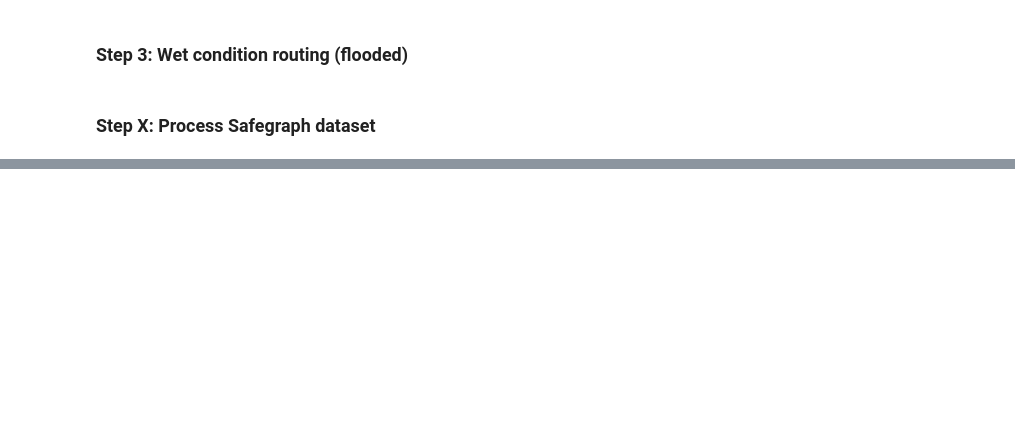
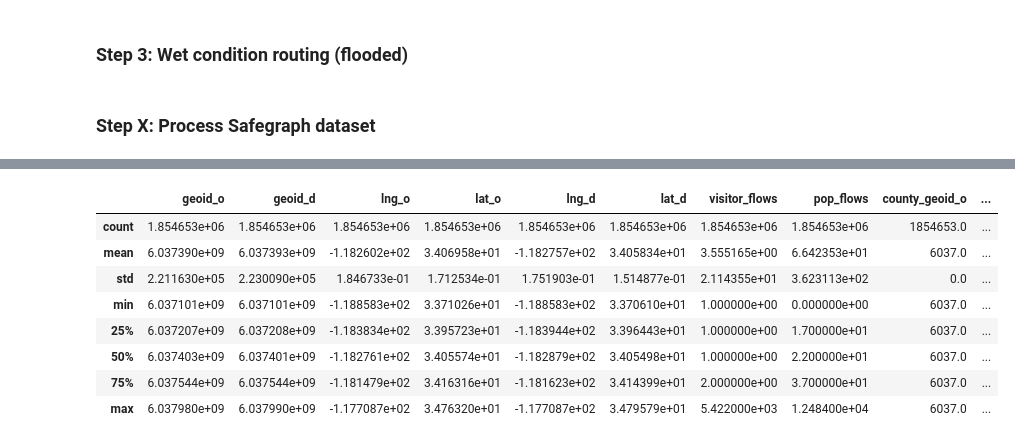
Before and after one commit to jesuslovesyiyi/Global-road-network-resilience, a Jupyter notebook: analysis/05_Validation.ipynb, the cells around one changed output, grey strips where cells are left out. Cells and saved outputs as stored; diff of their text form; code cells hidden in the pictures; blank space fills up the shorter version.

```diff
--- a/analysis/05_Validation.ipynb
+++ b/analysis/05_Validation.ipynb
@@ -1043,0 +1035,12 @@ flood_sg_df.to_csv(LA_safegraph_dir + 'LA_flood_SG.csv')
+# %%
+flood_sg_df.describe()
+# %% [output]
+|  | geoid_o | geoid_d | lng_o | lat_o | lng_d | lat_d | visitor_flows | pop_flows | county_geoid_o | ... |
+| count | 1.854653e+06 | 1.854653e+06 | 1.854653e+06 | 1.854653e+06 | 1.854653e+06 | 1.854653e+06 | 1.854653e+06 | 1.854653e+06 | 1854653.0 | ... |
+| mean | 6.037390e+09 | 6.037393e+09 | -1.182602e+02 | 3.406958e+01 | -1.182757e+02 | 3.405834e+01 | 3.555165e+00 | 6.642353e+01 | 6037.0 | ... |
+| std | 2.211630e+05 | 2.230090e+05 | 1.846733e-01 | 1.712534e-01 | 1.751903e-01 | 1.514877e-01 | 2.114355e+01 | 3.623113e+02 | 0.0 | ... |
+| min | 6.037101e+09 | 6.037101e+09 | -1.188583e+02 | 3.371026e+01 | -1.188583e+02 | 3.370610e+01 | 1.000000e+00 | 0.000000e+00 | 6037.0 | ... |
+| 25% | 6.037207e+09 | 6.037208e+09 | -1.183834e+02 | 3.395723e+01 | -1.183944e+02 | 3.396443e+01 | 1.000000e+00 | 1.700000e+01 | 6037.0 | ... |
+| 50% | 6.037403e+09 | 6.037401e+09 | -1.182761e+02 | 3.405574e+01 | -1.182879e+02 | 3.405498e+01 | 1.000000e+00 | 2.200000e+01 | 6037.0 | ... |
+| 75% | 6.037544e+09 | 6.037544e+09 | -1.181479e+02 | 3.416316e+01 | -1.181623e+02 | 3.414399e+01 | 2.000000e+00 | 3.700000e+01 | 6037.0 | ... |
+| max | 6.037980e+09 | 6.037990e+09 | -1.177087e+02 | 3.476320e+01 | -1.177087e+02 | 3.479579e+01 | 5.422000e+03 | 1.248400e+04 | 6037.0 | ... |
```
Also changed, not shown: parts of 7 cells of this notebook.
